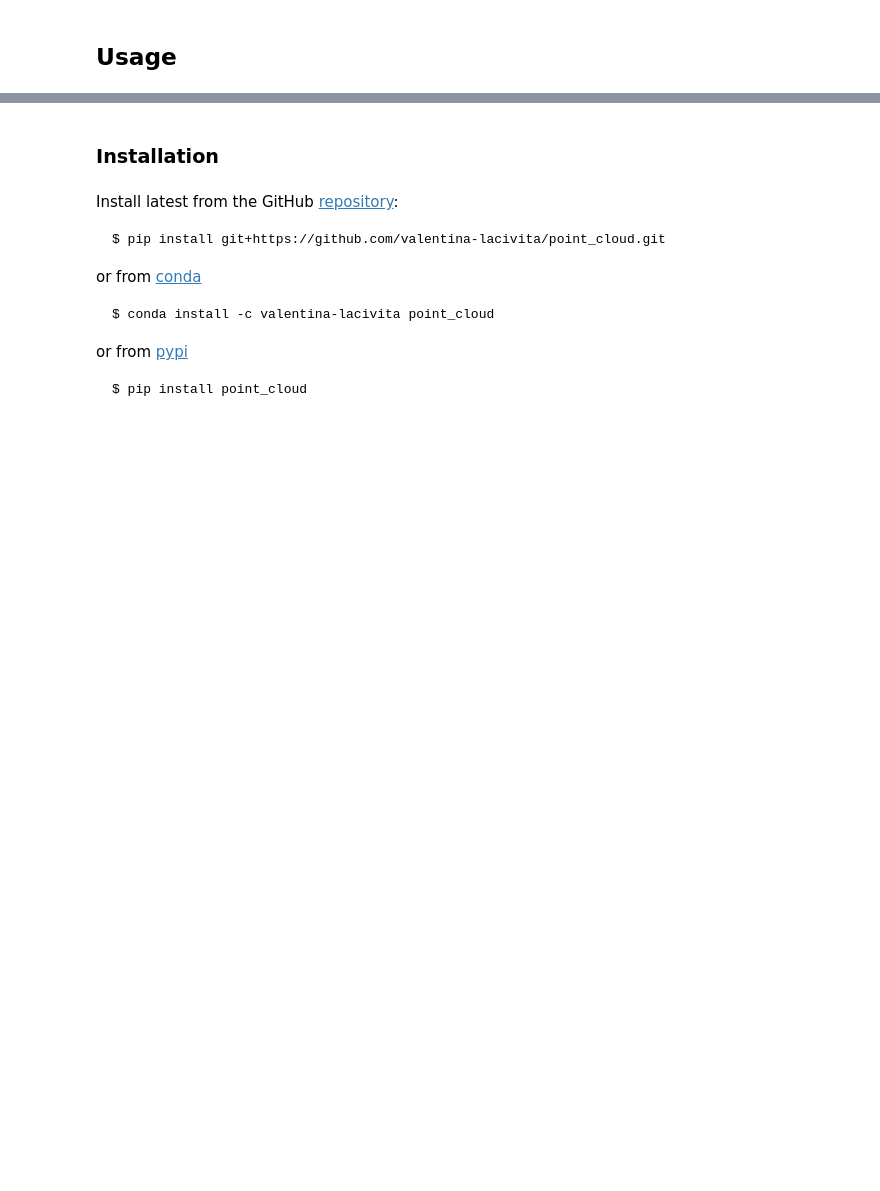
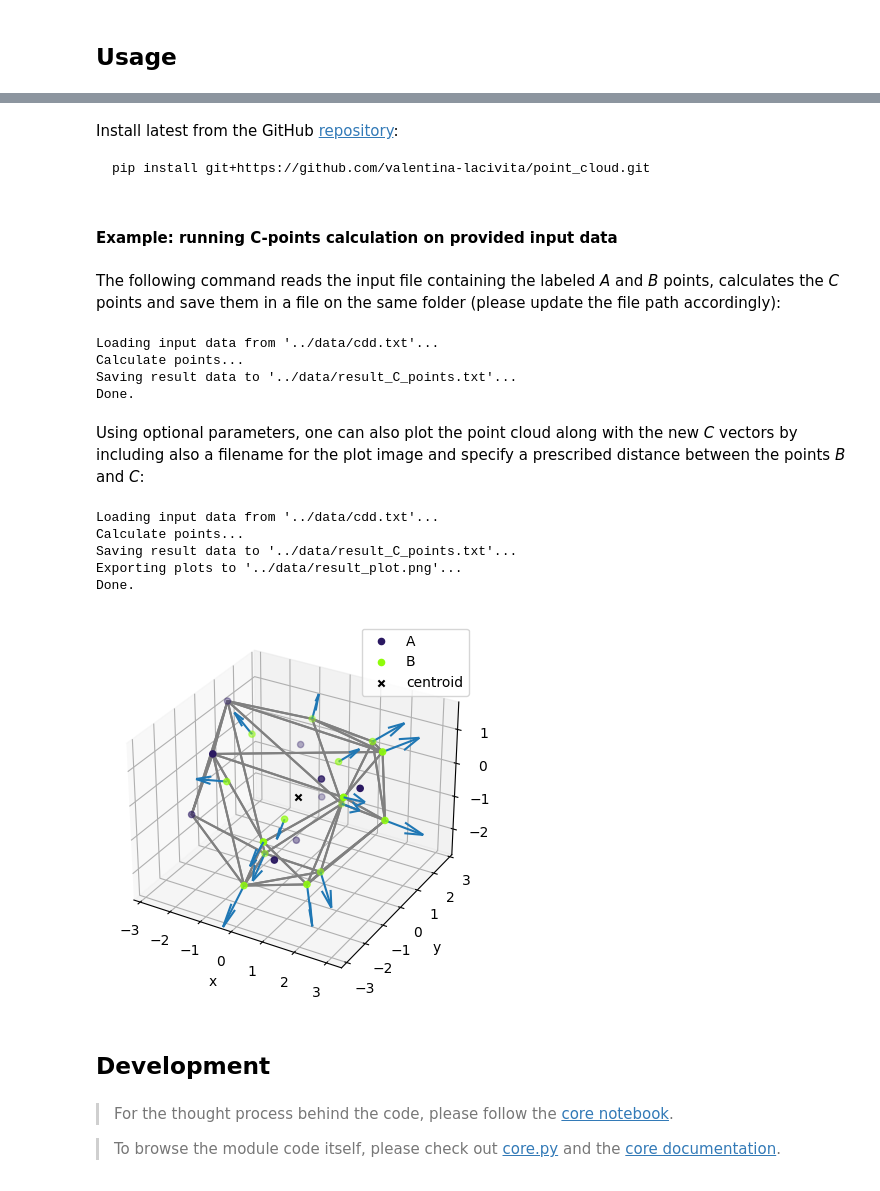
Before and after one commit to valentina-lacivita/point_cloud, a Jupyter notebook: nbs/index.ipynb, the cells around one changed output, grey strips where cells are left out. Cells and saved outputs as stored; diff of their text form; code cells hidden in the pictures; blank space fills up the shorter version.

````diff
--- a/nbs/index.ipynb
+++ b/nbs/index.ipynb
@@ -29,28 +29,45 @@ $ nbdev_prepare
+# %% [markdown]
+Install latest from the GitHub [repository][repo]:
+
+```sh
+pip install git+https://github.com/valentina-lacivita/point_cloud.git
+```
+
+[repo]: https://github.com/valentina-lacivita/point_cloud
+[docs]: https://valentina-lacivita.github.io/point_cloud/
+# %% [markdown]
+#### Example: running C-points calculation on provided input data
+# %% [markdown]
+The following command reads the input file containing the labeled *A* and *B* points, calculates the *C* points and save them in a file on the same folder (please update the file path accordingly):
+# %%
+input_data = "../data/cdd.txt"
+output_result = "../data/result_C_points.txt"
+calculate_C_points(input_data, output_result)
+# %% [output]
+Loading input data from '../data/cdd.txt'...
+Calculate points...
+Saving result data to '../data/result_C_points.txt'...
+Done.
+# %% [markdown]
+Using optional parameters, one can also plot the point cloud along with the new *C* vectors by including also a filename for the plot image and specify a prescribed distance between the points *B* and *C*:
+# %%
+output_plot = "../data/result_plot.png"
+calculate_C_points(input_data, output_result, output_plot_file=output_plot, distance=1.0)
+# %% [output]
+Loading input data from '../data/cdd.txt'...
+Calculate points...
+Saving result data to '../data/result_C_points.txt'...
+Exporting plots to '../data/result_plot.png'...
+Done.
+[figure, added]
 # %% [markdown]
-### Installation
+## Development
-# %% [markdown]
-Install latest from the GitHub [repository][repo]:
-
-```sh
-$ pip install git+https://github.com/valentina-lacivita/point_cloud.git
-```
-
-or from [conda][conda]
-
-```sh
-$ conda install -c valentina-lacivita point_cloud
-```
-
-or from [pypi][pypi]
-
-
-```sh
-$ pip install point_cloud
-```
-
-
-[repo]: https://github.com/valentina-lacivita/point_cloud
-[docs]: https://valentina-lacivita.github.io/point_cloud/
-[pypi]: https://pypi.org/project/point_cloud/
-[conda]: https://anaconda.org/valentina-lacivita/point_cloud
+# %% [markdown]
+> For the thought process behind the code, please follow the [core notebook].
+
+> To browse the module code itself, please check out [core.py] and the [core documentation].
+
+[core notebook]: https://github.com/valentina-lacivita/point_cloud/blob/main/nbs/00_core.ipynb
+[core.py]: https://github.com/valentina-lacivita/point_cloud/blob/main/point_cloud/core.py
+[core documentation]: https://valentina-lacivita.github.io/point_cloud/core.html
 # %% [markdown]
````
Also changed, not shown: parts of 22 cells of this notebook, 16 other files.
